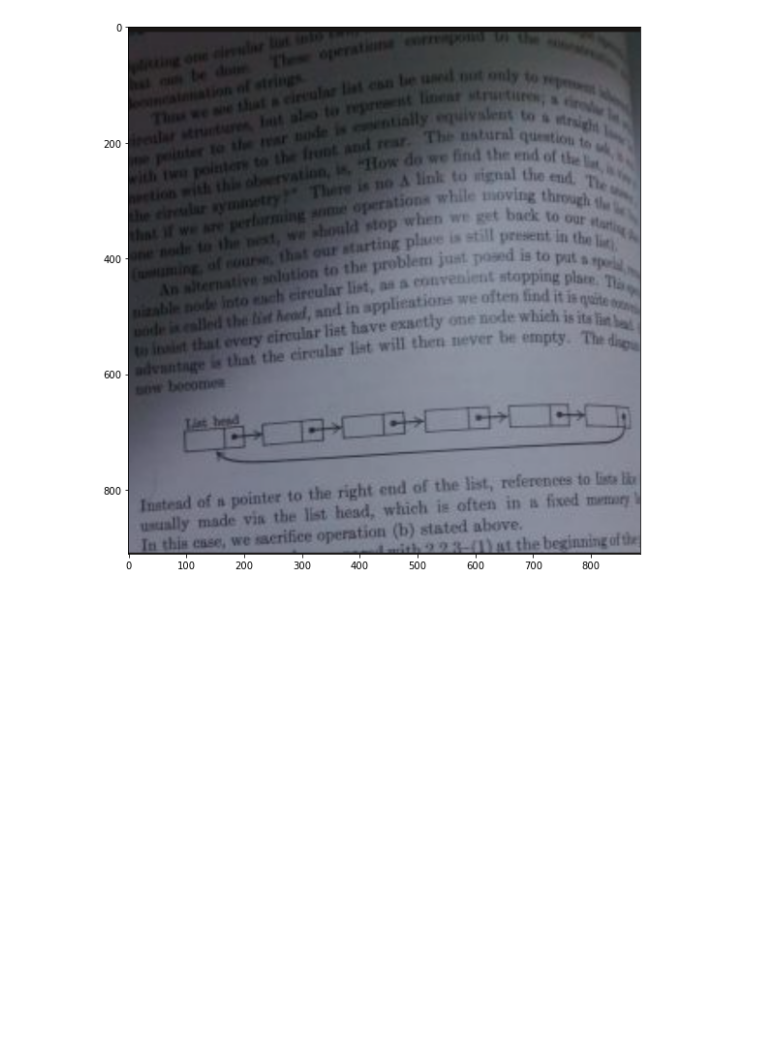
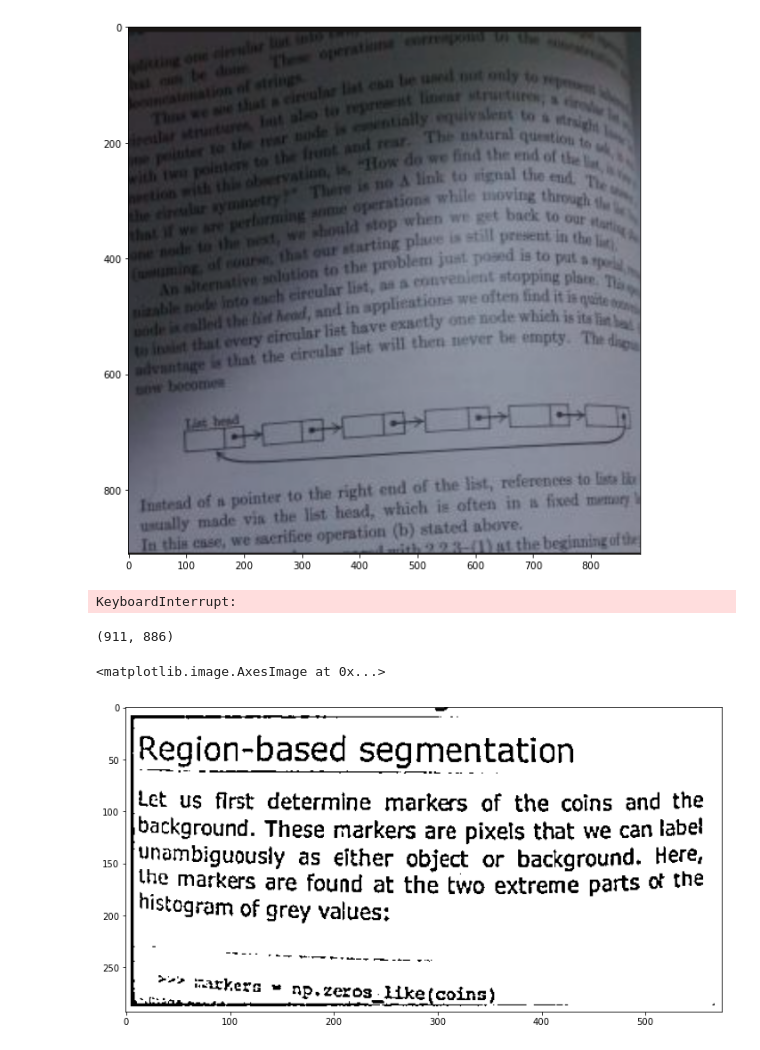
Before and after one commit to martinezpl/Strive, a Jupyter notebook: M6/05. Edge detection, perspective transform and Morphological transformations/Thresholding.ipynb, the cells around one changed output. Cells and saved outputs as stored; diff of their text form; code cells hidden in the pictures; blank space fills up the shorter version.

Commit message:
text retrieval

```diff
--- a/M6/05. Edge detection, perspective transform and Morphological transformations/Thresholding.ipynb
+++ b/M6/05. Edge detection, perspective transform and Morphological transformations/Thresholding.ipynb
@@ -23,2 +26,15 @@ plt.imshow(text_2, cmap='gray')
 # %%
 # Apply threshold to the images above to make them look better, try to find the best one
+titles = ['BINARY','BINARY_INV','TRUNC','TOZERO','TOZERO_INV']
+types = [cv2.THRESH_BINARY,
+    cv2.THRESH_BINARY_INV,
+    cv2.THRESH_TRUNC,
+    cv2.THRESH_TOZERO,
+    cv2.THRESH_TOZERO_INV]
+
+comp = CVThreshComp(text2_g, titles, types)
+
+#comp.preview()
+comp.tracker()
+# %% [output]
+KeyboardInterrupt:
@@ -25,7 +45,13 @@ plt.imshow(text_2, cmap='gray')
+# %%
+text2_g.shape
+# %% [output]
+(911, 886)
 # %%
 # Try to apply adaptiveThreshold and see if that helps, use both ADAPTIVE_THRESH_MEAN_C and ADAPTIVE_THRESH_GAUSSIAN_C
-text_g = cv2.cvtColor(text, cv2.COLOR_BGR2GRAY)
-text2_g = cv2.cvtColor(text_2, cv2.COLOR_BGR2GRAY)
-
-thresh = cv2.adaptiveThreshold(text_g, 255, cv2.ADAPTIVE_THRESH_MEAN_C, cv2.THRESH_BINARY, 5, 0)
-thresh2 = cv2.adaptiveThreshold(text2_g, 255, cv2.ADAPTIVE_THRESH_MEAN_C, cv2.THRESH_BINARY, 5, 0)
+thresh = cv2.adaptiveThreshold(text_g, 255, cv2.ADAPTIVE_THRESH_GAUSSIAN_C, cv2.THRESH_BINARY, 11, 11)
+thresh2 = cv2.adaptiveThreshold(text2_g, 255, cv2.ADAPTIVE_THRESH_GAUSSIAN_C, cv2.THRESH_BINARY, 7, 0)
+plt.figure(figsize = (12,10))
+plt.imshow(thresh, cmap='gray')
+# %% [output]
+<matplotlib.image.AxesImage at 0x...>
+[figure, added]
```
Also changed, not shown: parts of 6 cells of this notebook, 1 other file.
